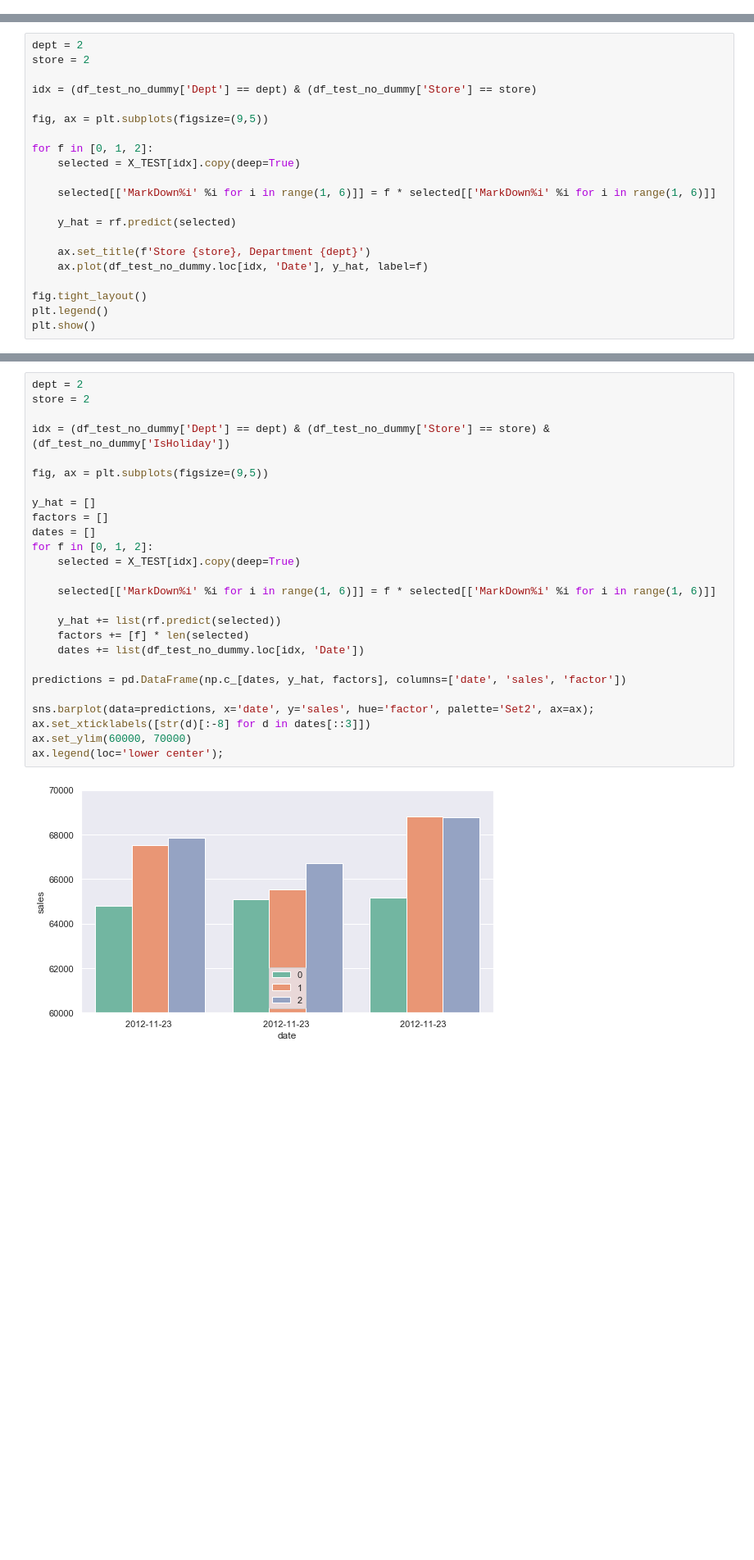
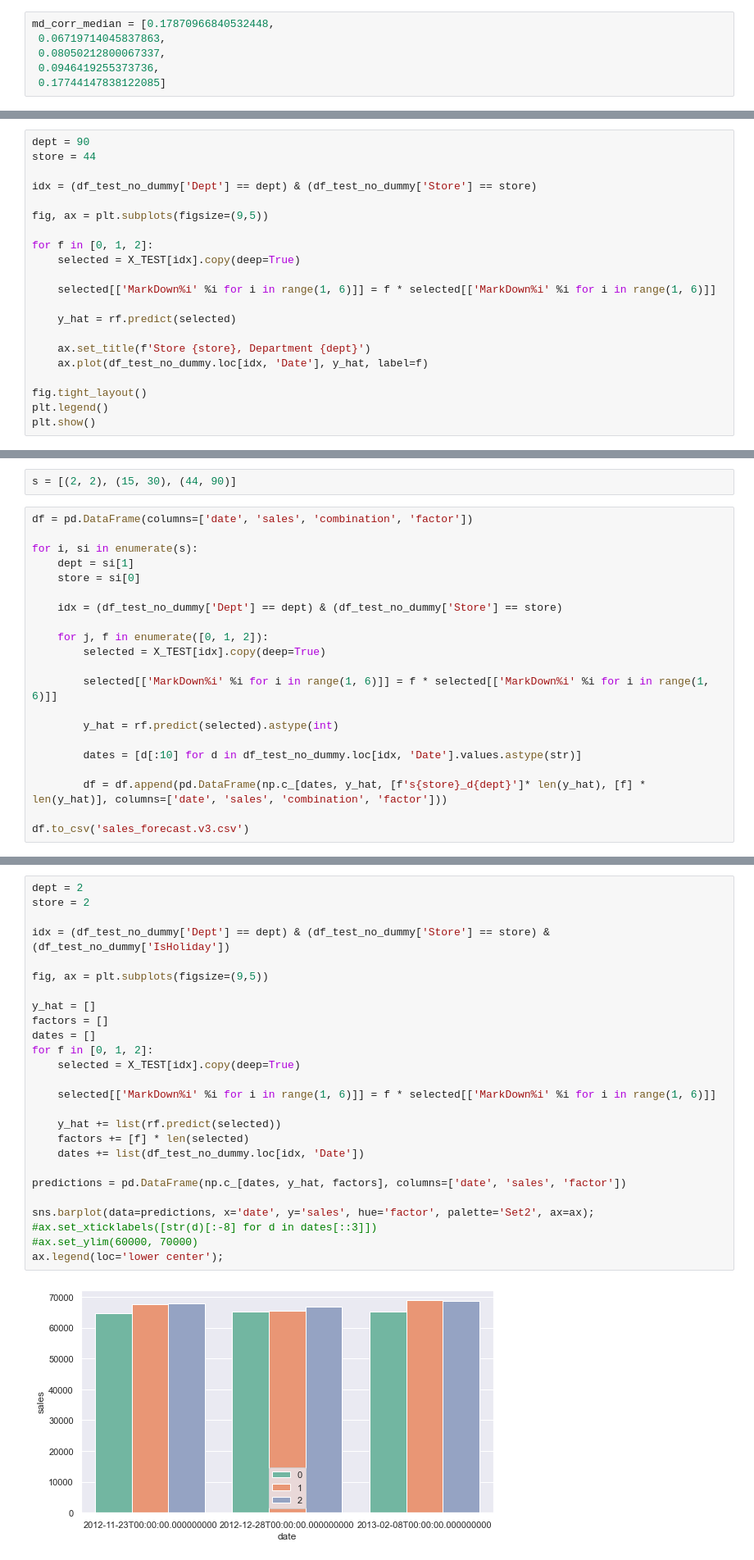
Before and after one commit to JelleWestra/Data-Science-for-Business-Improvement, a Jupyter notebook: project2/Project 2 - Team 12.ipynb, the cells around one changed output, grey strips where cells are left out. Shown at 82% size. Saved outputs shown, nothing was run; the diff lists cells and outputs as text; blank space fills up the shorter version.

```diff
--- a/project2/Project 2 - Team 12.ipynb
+++ b/project2/Project 2 - Team 12.ipynb
@@ -1961,3 +2043,9 @@ joblib.dump(rf, 'best_model.pkl', compress=1)
+# %%
+md_corr_median = [0.17870966840532448,
+ 0.06719714045837863,
+ 0.08050212800067337,
+ 0.0946419255373736,
+ 0.17744147838122085]
 # %%
 X_TEST = df_add_features(
     add_RW=[],
@@ -1974,8 +2062,8 @@ df_test_no_dummy = create_df(train=False, return_no_dummy=True)[1]
 # %% [markdown]
 2. (a) Markdown strategy: How do you recommend to apply markdowns? Give your recommendations for 3 departments of 3 stores.
 # %%
-dept = 2
-store = 2
+dept = 90
+store = 44
 
 idx = (df_test_no_dummy['Dept'] == dept) & (df_test_no_dummy['Store'] == store)
 
@@ -1998,0 +2087,23 @@ plt.show()
+# %%
+s = [(2, 2), (15, 30), (44, 90)]
+# %%
+df = pd.DataFrame(columns=['date', 'sales', 'combination', 'factor'])
+
+for i, si in enumerate(s):
+    dept = si[1]
+    store = si[0]
+
+    idx = (df_test_no_dummy['Dept'] == dept) & (df_test_no_dummy['Store'] == store)
+
+    for j, f in enumerate([0, 1, 2]):
+        selected = X_TEST[idx].copy(deep=True)
+
+        selected[['MarkDown%i' %i for i in range(1, 6)]] = f * selected[['MarkDown%i' %i for i in range(1, 6)]]
+
+        y_hat = rf.predict(selected).astype(int)
+
+        dates = [d[:10] for d in df_test_no_dummy.loc[idx, 'Date'].values.astype(str)]
+
+        df = df.append(pd.DataFrame(np.c_[dates, y_hat, [f's{store}_d{dept}']* len(y_hat), [f] * len(y_hat)], columns=['date', 'sales', 'combination', 'factor']))
+
+df.to_csv('sales_forecast.v3.csv')
@@ -2001,28 +2128,28 @@ plt.show()
 # %%
 dept = 2
 store = 2
 
 idx = (df_test_no_dummy['Dept'] == dept) & (df_test_no_dummy['Store'] == store) & (df_test_no_dummy['IsHoliday'])
 
 fig, ax = plt.subplots(figsize=(9,5))
 
 y_hat = []
 factors = []
 dates = []
 for f in [0, 1, 2]:
     selected = X_TEST[idx].copy(deep=True)
 
     selected[['MarkDown%i' %i for i in range(1, 6)]] = f * selected[['MarkDown%i' %i for i in range(1, 6)]]
 
     y_hat += list(rf.predict(selected))
     factors += [f] * len(selected)
     dates += list(df_test_no_dummy.loc[idx, 'Date'])
 
 predictions = pd.DataFrame(np.c_[dates, y_hat, factors], columns=['date', 'sales', 'factor'])
 
 sns.barplot(data=predictions, x='date', y='sales', hue='factor', palette='Set2', ax=ax);
-ax.set_xticklabels([str(d)[:-8] for d in dates[::3]])
-ax.set_ylim(60000, 70000)
+#ax.set_xticklabels([str(d)[:-8] for d in dates[::3]])
+#ax.set_ylim(60000, 70000)
 ax.legend(loc='lower center');
 # %% [output]
-[figure, old version]
+[figure, new version]
```
Also changed, not shown: parts of 39 cells of this notebook.
